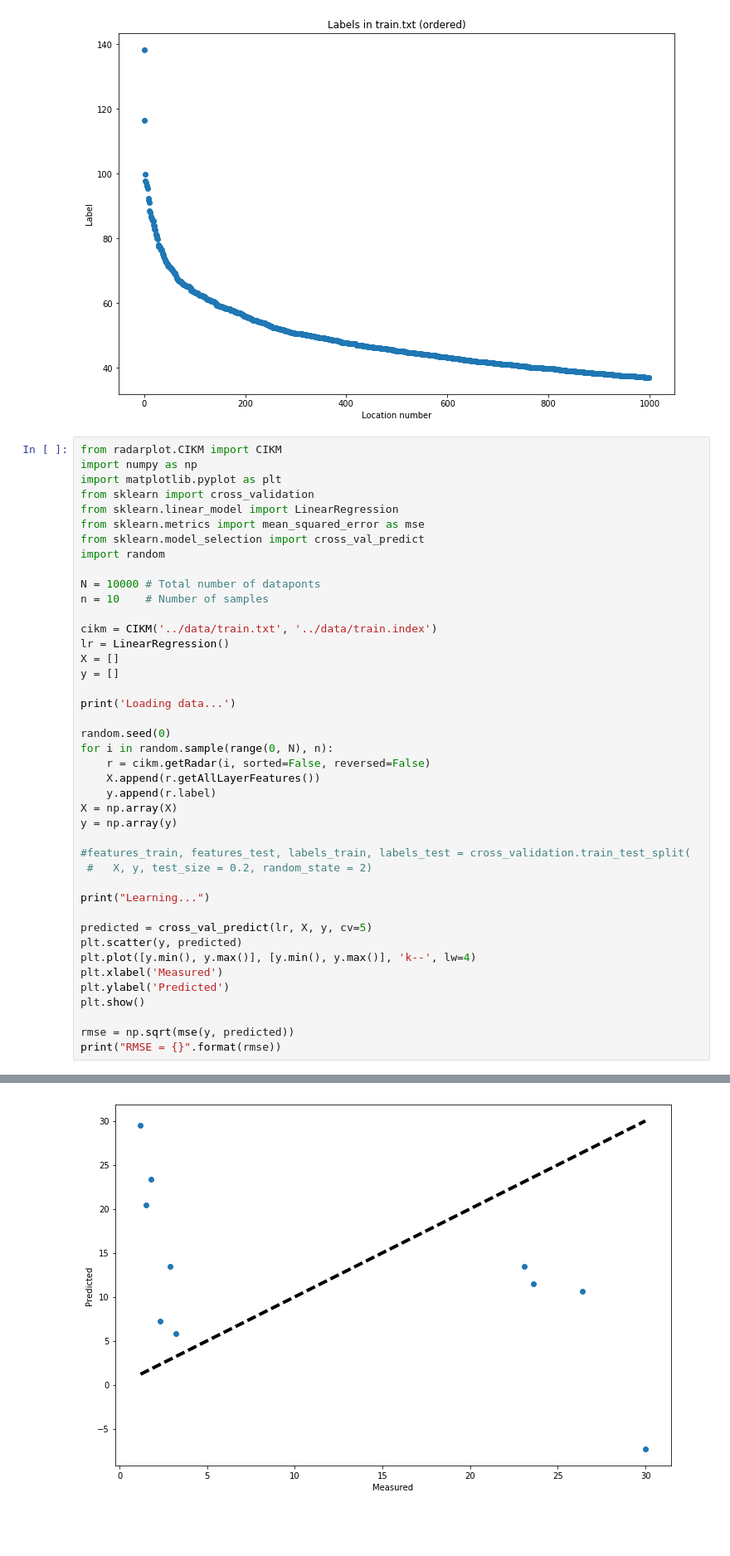
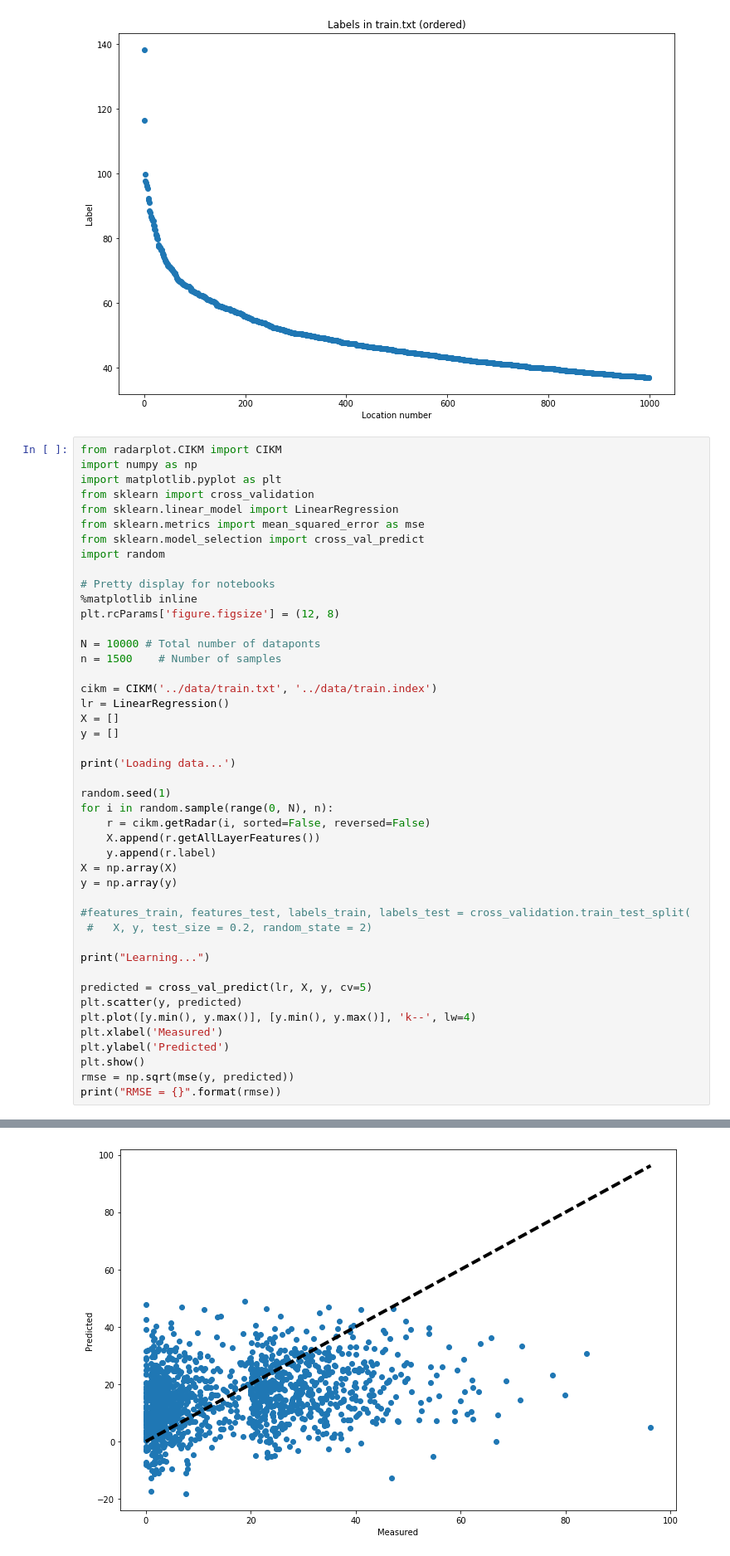
Before and after one commit to jpcano/cikm_regression, a Jupyter notebook: regression.ipynb, the cells around one changed output, grey strips where cells are left out. Shown: that part at 83% size. Saved outputs shown, nothing was run; the diff lists cells and outputs as text; blank space fills up the shorter version.

```diff
--- a/regression.ipynb
+++ b/regression.ipynb
@@ -89,39 +95,42 @@ from sklearn.metrics import mean_squared_error as mse
 from sklearn.model_selection import cross_val_predict
 import random
 
+# Pretty display for notebooks
+%matplotlib inline
+plt.rcParams['figure.figsize'] = (12, 8)
+
 N = 10000 # Total number of dataponts
-n = 10    # Number of samples
+n = 1500    # Number of samples
 
 cikm = CIKM('../data/train.txt', '../data/train.index')
 lr = LinearRegression()
 X = []
 y = []
 
 print('Loading data...')
 
-random.seed(0)
+random.seed(1)
 for i in random.sample(range(0, N), n):
     r = cikm.getRadar(i, sorted=False, reversed=False)
     X.append(r.getAllLayerFeatures())
     y.append(r.label)
 X = np.array(X)
 y = np.array(y)
 
 #features_train, features_test, labels_train, labels_test = cross_validation.train_test_split(
  #   X, y, test_size = 0.2, random_state = 2)
 
 print("Learning...")
 
 predicted = cross_val_predict(lr, X, y, cv=5)
 plt.scatter(y, predicted)
 plt.plot([y.min(), y.max()], [y.min(), y.max()], 'k--', lw=4)
 plt.xlabel('Measured')
 plt.ylabel('Predicted')
 plt.show()
-
 rmse = np.sqrt(mse(y, predicted))
 print("RMSE = {}".format(rmse))
 # %% [output]
 Loading data...
 Learning...
-[figure, old version]
+[figure, new version]
```
Also changed, not shown: parts of 3 cells of this notebook.
